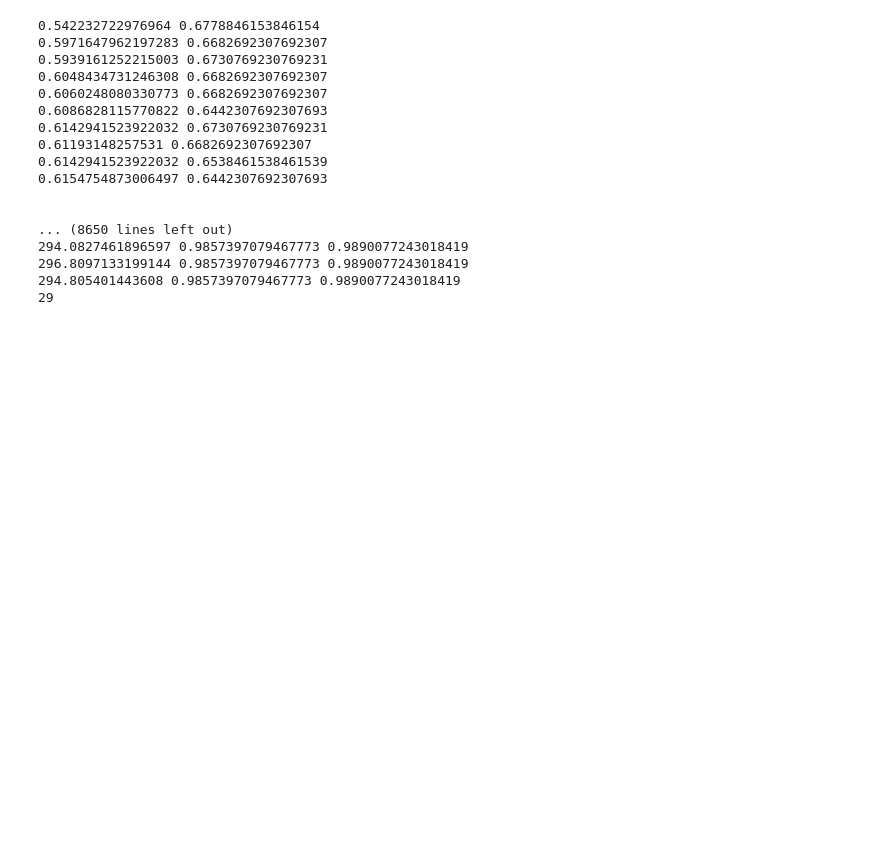
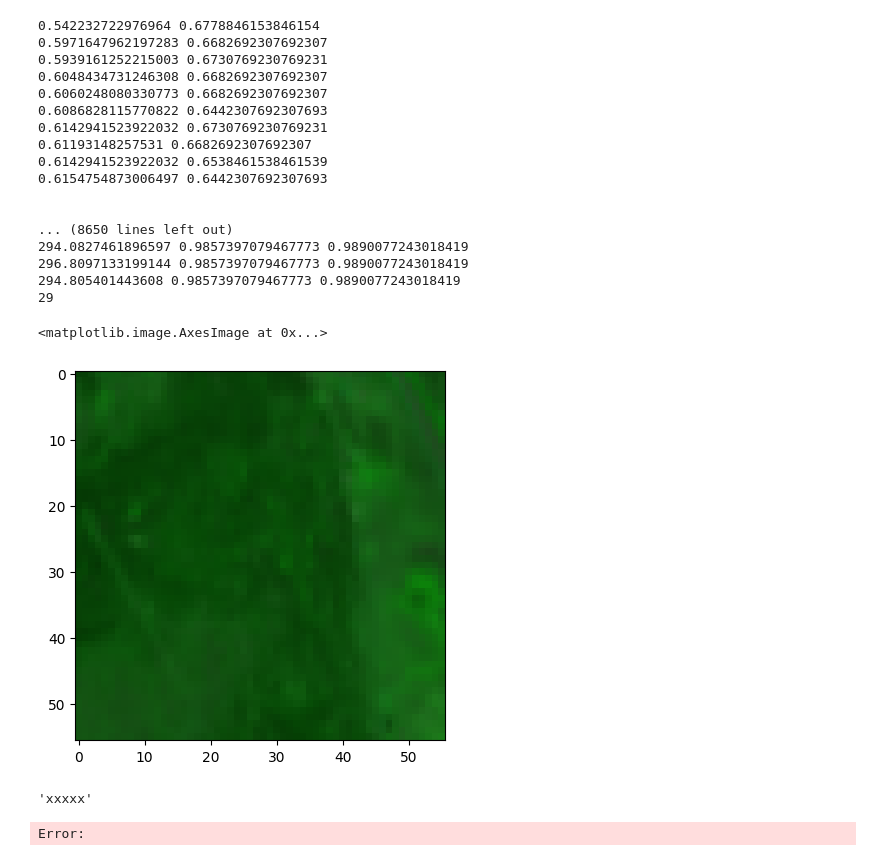
Before and after one commit to justlab11/Fidelity_Selection, a Jupyter notebook: Toy_DS_FE_Model_v2.ipynb, the cells around one changed output. Saved outputs shown, nothing was run; the diff lists cells and outputs as text; code cells hidden in the pictures; blank space fills up the shorter version.

```diff
--- a/Toy_DS_FE_Model_v2.ipynb
+++ b/Toy_DS_FE_Model_v2.ipynb
@@ -569,3 +569,19 @@ for run_num in range(NUM_RERUNS):
 296.8097133199144 0.9857397079467773 0.9890077243018419
 294.805401443608 0.9857397079467773 0.9890077243018419
 29
+# %%
+import tifffile as tif
+import matplotlib.pyplot as plt
+
+x = tif.imread(r"D:\Documents\ML_Work\MetaLearner_V1\data\crop\train\chip_036_147_img-0_33x9.tif")
+
+# upscaled_image = cv2.resize(x[:,:,3:6], (256, 256), interpolation=cv2.INTER_LINEAR)
+plt.imshow(x[:,:,:3])
+# %% [output]
+<matplotlib.image.AxesImage at 0x...>
+[figure, added]
+# %%
+"xxxxx_img.tif"[:-8]
+# %% [output]
+'xxxxx'
+Error:
```
Also changed, not shown: 1 other file.
